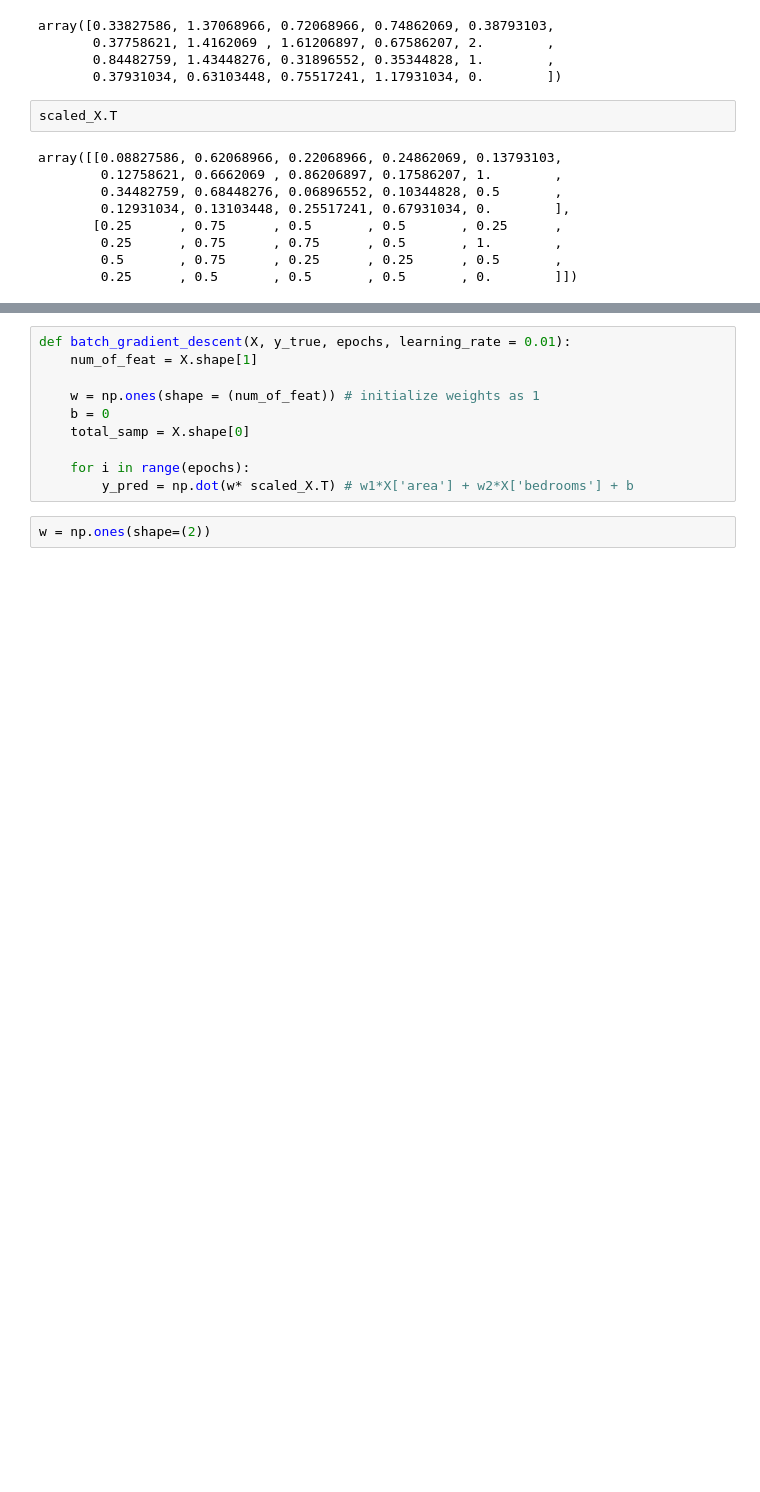
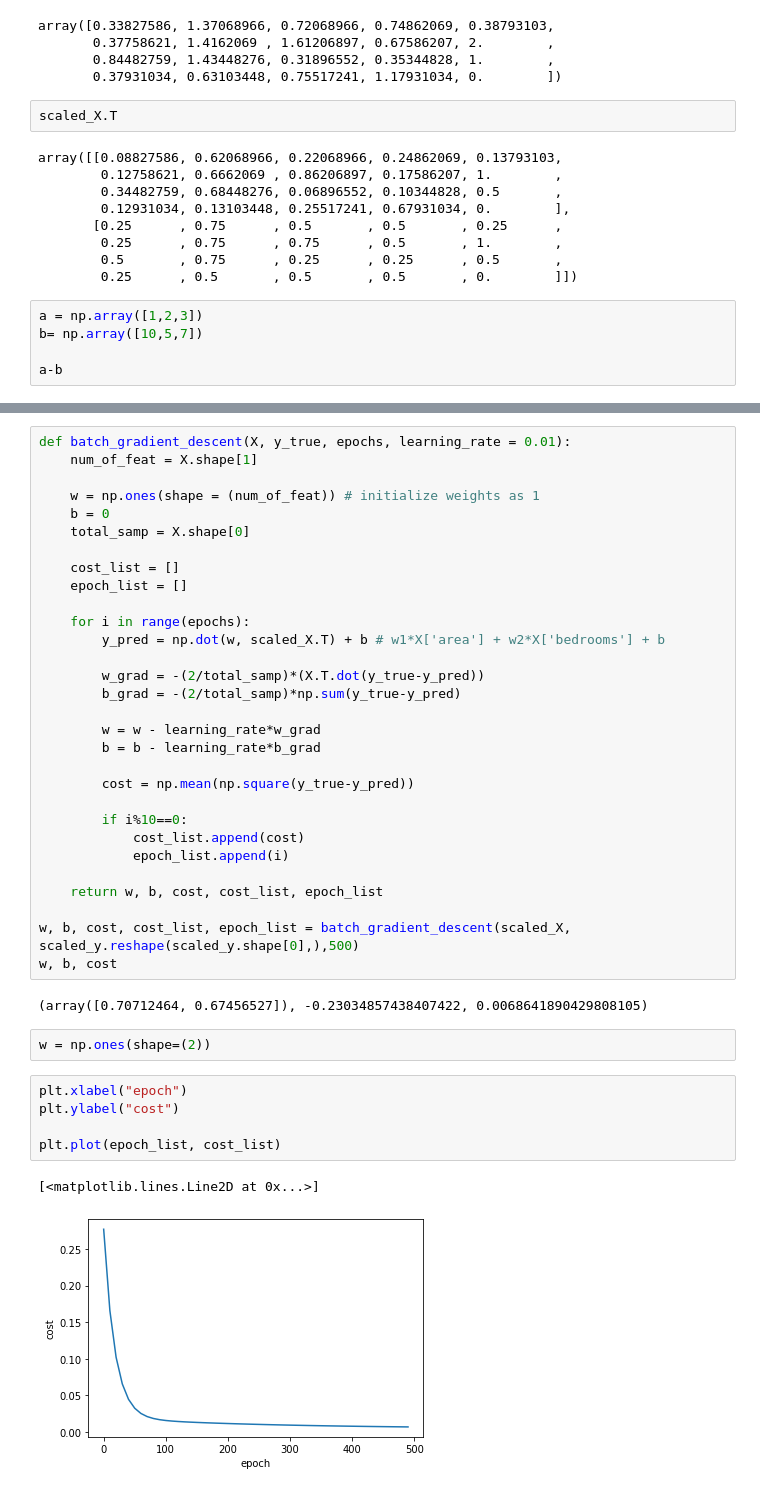
Before and after one commit to gkstlsgp3as/Deep_Learning_Tutorial, a Jupyter notebook: 6. Stochastic Gradient.ipynb, the cells around one changed output, grey strips where cells are left out. Drawn from its saved outputs; the diff is of its cells as text; blank space fills up the shorter version.

Commit message:
2nd Class - Update 6. Stochastic Gradient

```diff
--- a/6. Stochastic Gradient.ipynb
+++ b/6. Stochastic Gradient.ipynb
@@ -100,3 +100,8 @@ array([[0.08827586, 0.62068966, 0.22068966, 0.24862069, 0.13793103,
         0.25      , 0.75      , 0.75      , 0.5       , 1.        ,
         0.5       , 0.75      , 0.25      , 0.25      , 0.5       ,
         0.25      , 0.5       , 0.5       , 0.5       , 0.        ]])
+# %%
+a = np.array([1,2,3])
+b= np.array([10,5,7])
+
+a-b
@@ -108,7 +122,37 @@ def batch_gradient_descent(X, y_true, epochs, learning_rate = 0.01):
     b = 0
     total_samp = X.shape[0]
 
+    cost_list = []
+    epoch_list = []
+
     for i in range(epochs):
-        y_pred = np.dot(w* scaled_X.T) # w1*X['area'] + w2*X['bedrooms'] + b
+        y_pred = np.dot(w, scaled_X.T) + b # w1*X['area'] + w2*X['bedrooms'] + b
+
+        w_grad = -(2/total_samp)*(X.T.dot(y_true-y_pred))
+        b_grad = -(2/total_samp)*np.sum(y_true-y_pred)
+
+        w = w - learning_rate*w_grad
+        b = b - learning_rate*b_grad
+
+        cost = np.mean(np.square(y_true-y_pred))
+
+        if i%10==0:
+            cost_list.append(cost)
+            epoch_list.append(i)
+
+    return w, b, cost, cost_list, epoch_list
+
+w, b, cost, cost_list, epoch_list = batch_gradient_descent(scaled_X, scaled_y.reshape(scaled_y.shape[0],),500)
+w, b, cost
+# %% [output]
+(array([0.70712464, 0.67456527]), -0.23034857438407422, 0.0068641890429808105)
 # %%
 w = np.ones(shape=(2))
+# %%
+plt.xlabel("epoch")
+plt.ylabel("cost")
+
+plt.plot(epoch_list, cost_list)
+# %% [output]
+[<matplotlib.lines.Line2D at 0x...>]
+[figure, added]
```
Also changed, not shown: parts of 14 cells of this notebook.
